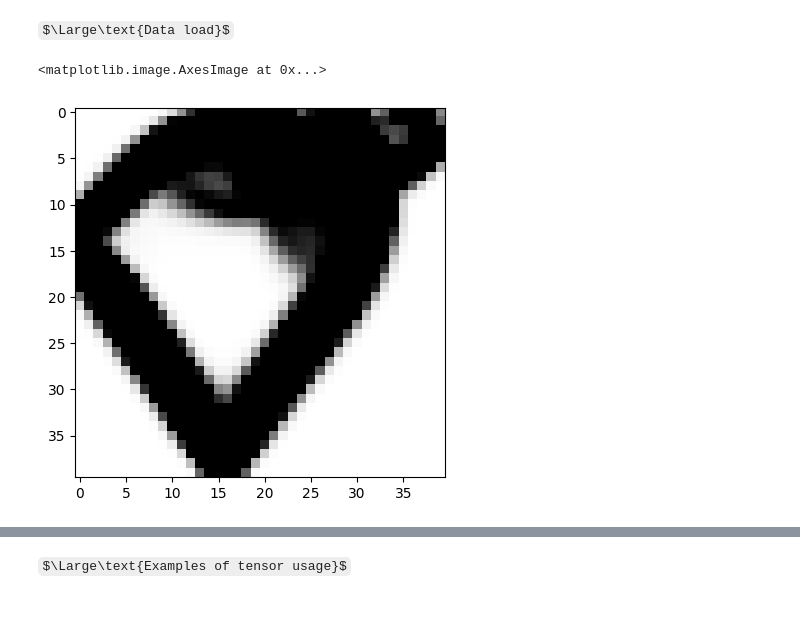
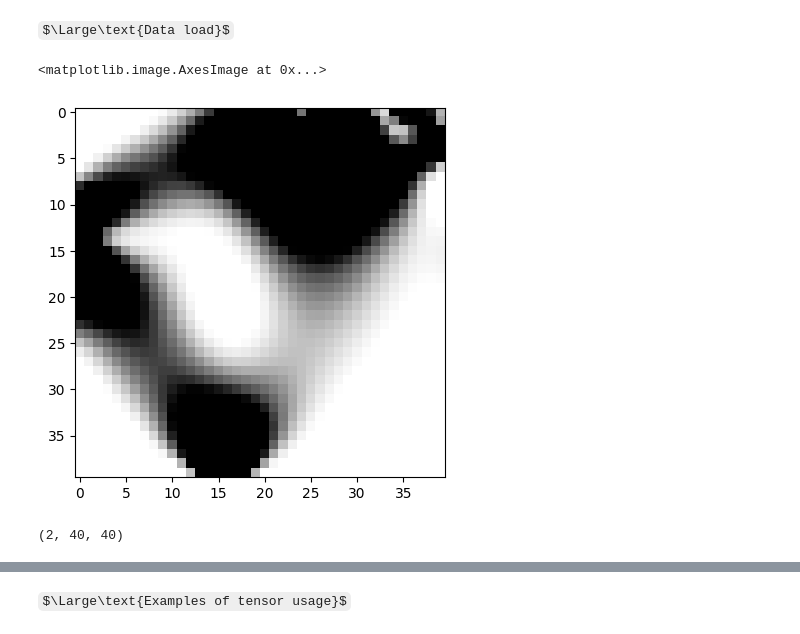
Before and after one commit to barracuda049/dl, a Jupyter notebook: sw.ipynb, the cells around one changed output, grey strips where cells are left out. Drawn from its saved outputs; the diff is of its cells as text; code cells hidden in the pictures; some formulas as TeX source.

```diff
--- a/sw.ipynb
+++ b/sw.ipynb
@@ -21,7 +21,7 @@ folder = Path(path_folder)
 # %%
 data = np.load(path_folder + '3.npz')['arr_0']
 # %%
-plt.imshow(data[6], cmap='Greys')
+plt.imshow(data[0], cmap='Greys')
 # %% [output]
 <matplotlib.image.AxesImage at 0x...>
-[figure, old version]
+[figure, new version]
@@ -27,0 +55,4 @@ plt.imshow(data[6], cmap='Greys')
+# %%
+check[0][0].shape
+# %% [output]
+(2, 40, 40)
```
Also changed, not shown: parts of 55 cells of this notebook.
